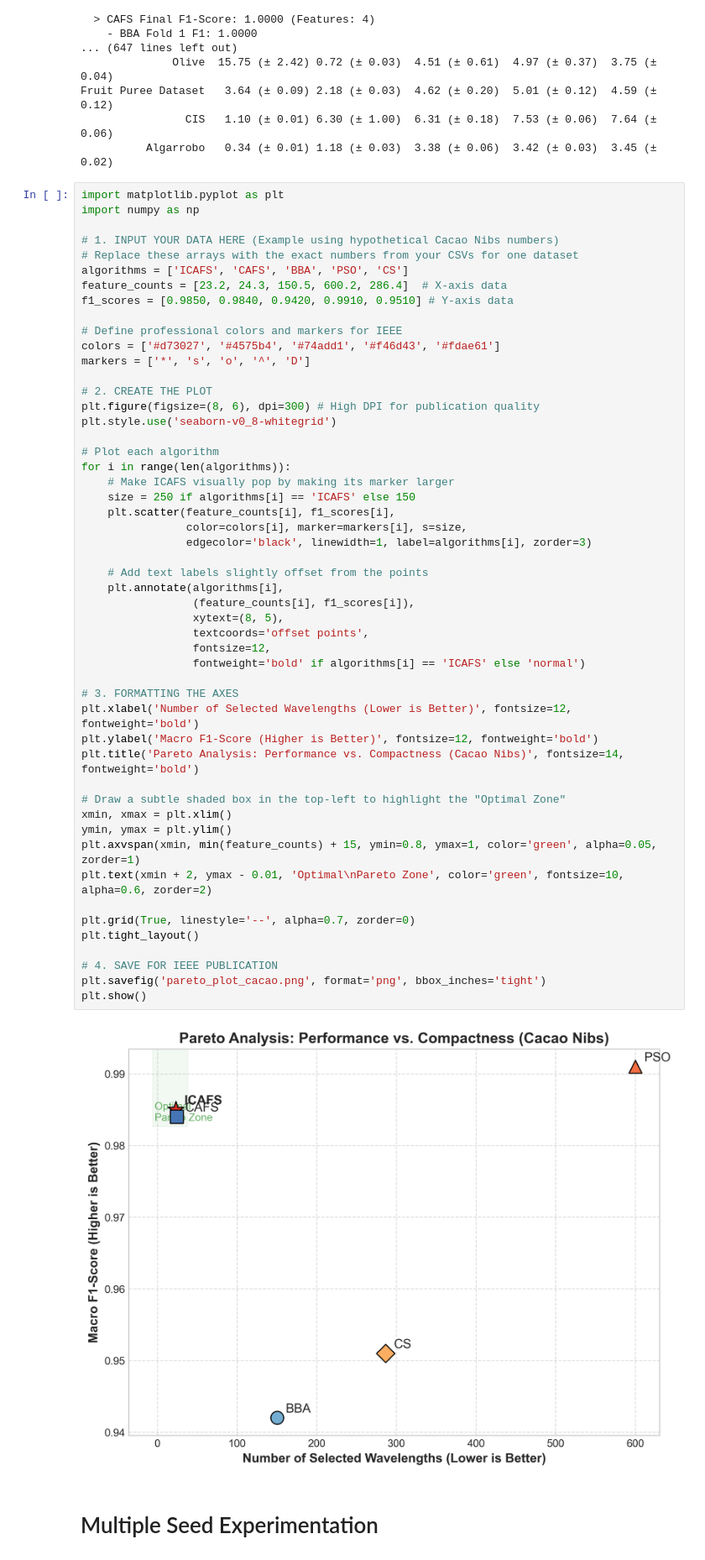
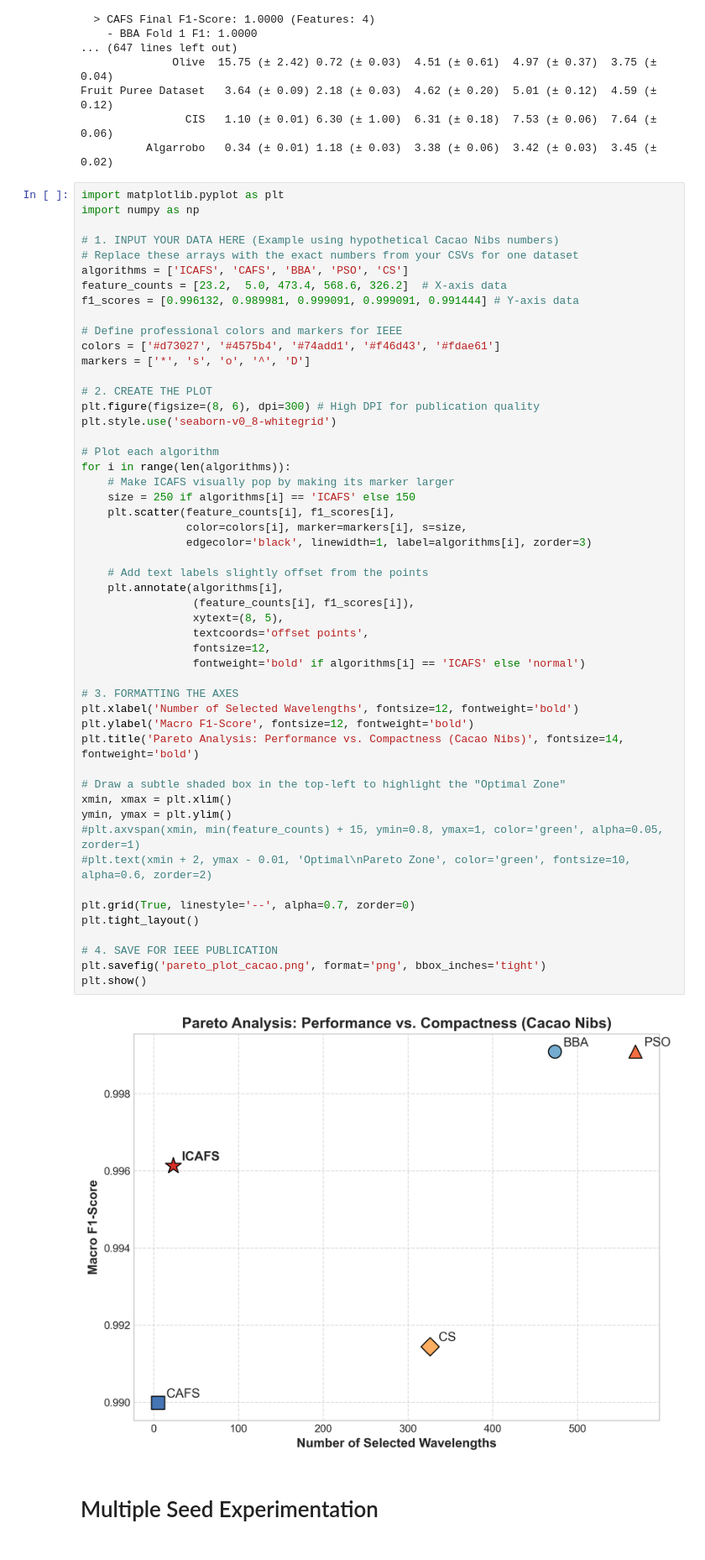
Before and after one commit to mikefixer/icafs, a Jupyter notebook: notebookes/icafs_parallel_master_pipeline_experimentation.ipynb, the cells around one changed output. Shown at 84% size. Drawn from its saved outputs; the diff is of its cells as text.

```diff
--- a/notebookes/icafs_parallel_master_pipeline_experimentation.ipynb
+++ b/notebookes/icafs_parallel_master_pipeline_experimentation.ipynb
@@ -814,8 +814,8 @@ import numpy as np
 # 1. INPUT YOUR DATA HERE (Example using hypothetical Cacao Nibs numbers)
 # Replace these arrays with the exact numbers from your CSVs for one dataset
 algorithms = ['ICAFS', 'CAFS', 'BBA', 'PSO', 'CS']
-feature_counts = [23.2, 24.3, 150.5, 600.2, 286.4]  # X-axis data
-f1_scores = [0.9850, 0.9840, 0.9420, 0.9910, 0.9510] # Y-axis data
+feature_counts = [23.2,  5.0, 473.4, 568.6, 326.2]  # X-axis data
+f1_scores = [0.996132, 0.989981, 0.999091, 0.999091, 0.991444] # Y-axis data
 
 # Define professional colors and markers for IEEE
 colors = ['#d73027', '#4575b4', '#74add1', '#f46d43', '#fdae61']
@@ -828,38 +828,38 @@ plt.style.use('seaborn-v0_8-whitegrid')
 # Plot each algorithm
 for i in range(len(algorithms)):
     # Make ICAFS visually pop by making its marker larger
     size = 250 if algorithms[i] == 'ICAFS' else 150
     plt.scatter(feature_counts[i], f1_scores[i],
                 color=colors[i], marker=markers[i], s=size,
                 edgecolor='black', linewidth=1, label=algorithms[i], zorder=3)
 
     # Add text labels slightly offset from the points
     plt.annotate(algorithms[i],
                  (feature_counts[i], f1_scores[i]),
                  xytext=(8, 5),
                  textcoords='offset points',
                  fontsize=12,
                  fontweight='bold' if algorithms[i] == 'ICAFS' else 'normal')
 
 # 3. FORMATTING THE AXES
-plt.xlabel('Number of Selected Wavelengths (Lower is Better)', fontsize=12, fontweight='bold')
-plt.ylabel('Macro F1-Score (Higher is Better)', fontsize=12, fontweight='bold')
+plt.xlabel('Number of Selected Wavelengths', fontsize=12, fontweight='bold')
+plt.ylabel('Macro F1-Score', fontsize=12, fontweight='bold')
 plt.title('Pareto Analysis: Performance vs. Compactness (Cacao Nibs)', fontsize=14, fontweight='bold')
 
 # Draw a subtle shaded box in the top-left to highlight the "Optimal Zone"
 xmin, xmax = plt.xlim()
 ymin, ymax = plt.ylim()
-plt.axvspan(xmin, min(feature_counts) + 15, ymin=0.8, ymax=1, color='green', alpha=0.05, zorder=1)
-plt.text(xmin + 2, ymax - 0.01, 'Optimal\nPareto Zone', color='green', fontsize=10, alpha=0.6, zorder=2)
+#plt.axvspan(xmin, min(feature_counts) + 15, ymin=0.8, ymax=1, color='green', alpha=0.05, zorder=1)
+#plt.text(xmin + 2, ymax - 0.01, 'Optimal\nPareto Zone', color='green', fontsize=10, alpha=0.6, zorder=2)
 
 plt.grid(True, linestyle='--', alpha=0.7, zorder=0)
 plt.tight_layout()
 
 # 4. SAVE FOR IEEE PUBLICATION
 plt.savefig('pareto_plot_cacao.png', format='png', bbox_inches='tight')
 plt.show()
 # %% [output]
-[figure, old version]
+[figure, new version]
 # %% [markdown]
 # Multiple Seed Experimentation
 # %%
```
Also changed, not shown: parts of 1 cell of this notebook.
